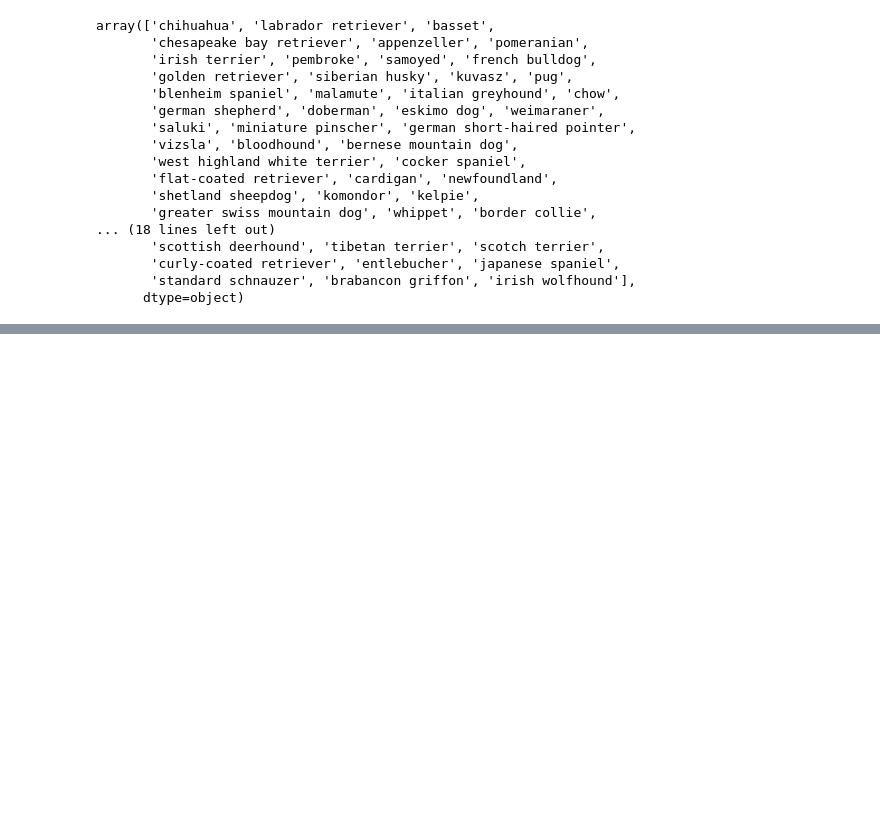
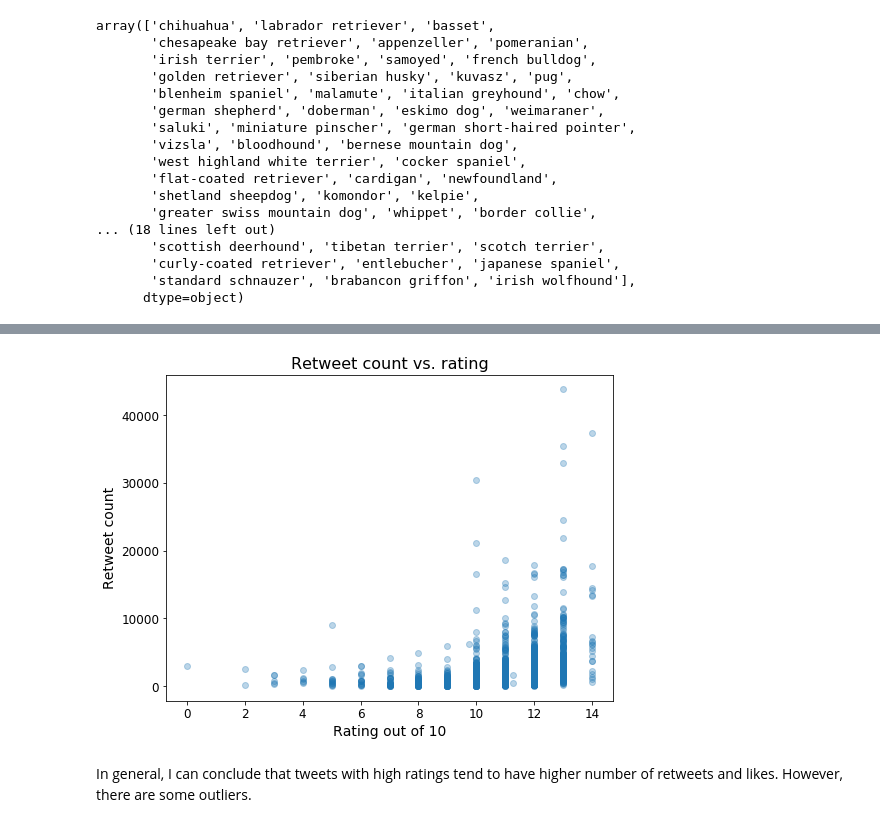
Before and after one commit to mcambalova/wrangle-data-project, a Jupyter notebook: wrangle_act.ipynb, the cells around one changed output, grey strips where cells are left out. Saved outputs shown, nothing was run; the diff lists cells and outputs as text; code cells hidden in the pictures; blank space fills up the shorter version.

```diff
--- a/wrangle_act.ipynb
+++ b/wrangle_act.ipynb
@@ -1217,0 +1520,19 @@ tweets_clean.shape
+# %%
+# Create scatter plot
+plt.figure(figsize=(8, 6))
+plt.scatter(x=twitter_df_10['rating_numerator'], y=twitter_df_10['retweet_count'], alpha=0.3)
+
+# Adjust scatter plot appearance
+plt.title('Retweet count vs. rating', fontsize=16)
+plt.xlabel('Rating out of 10', fontsize=14)
+plt.ylabel('Retweet count', fontsize=14)
+plt.ticklabel_format(axis='both', style='plain')
+plt.tick_params(axis='x', labelsize=12)
+plt.tick_params(axis='y', labelsize=12);
+
+# Save the figure
+plt.savefig('ratings_retweets');
+# %% [output]
+[figure, added]
+# %% [markdown]
+In general, I can conclude that tweets with high ratings tend to have higher number of retweets and likes. However, there are some outliers.
```
Also changed, not shown: parts of 48 cells of this notebook.
